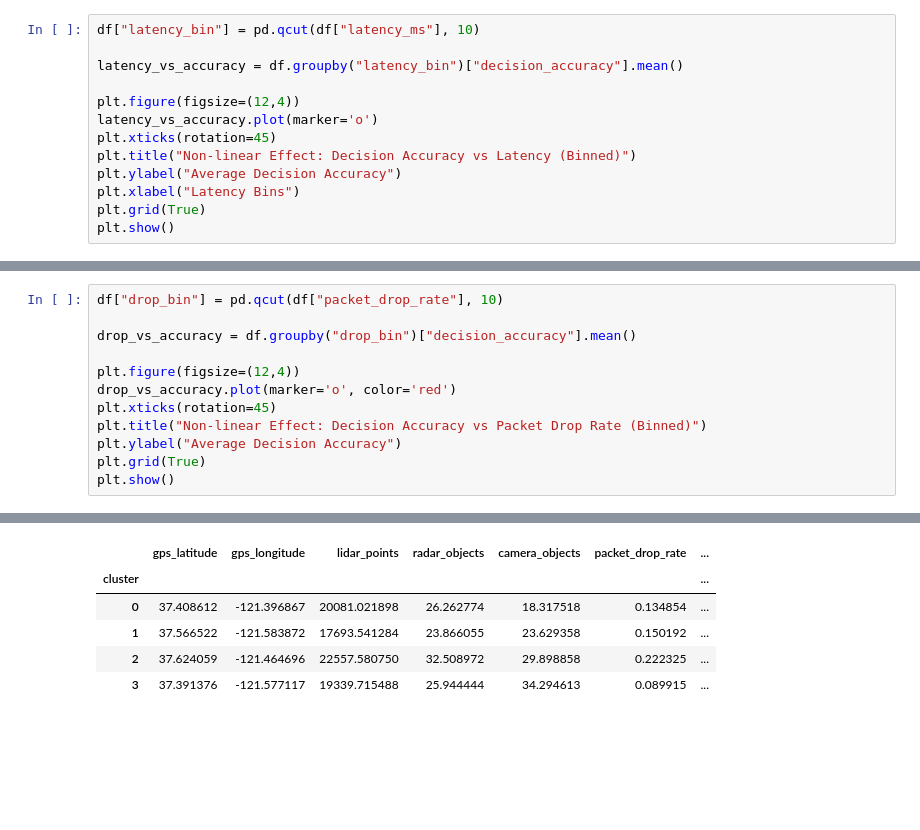
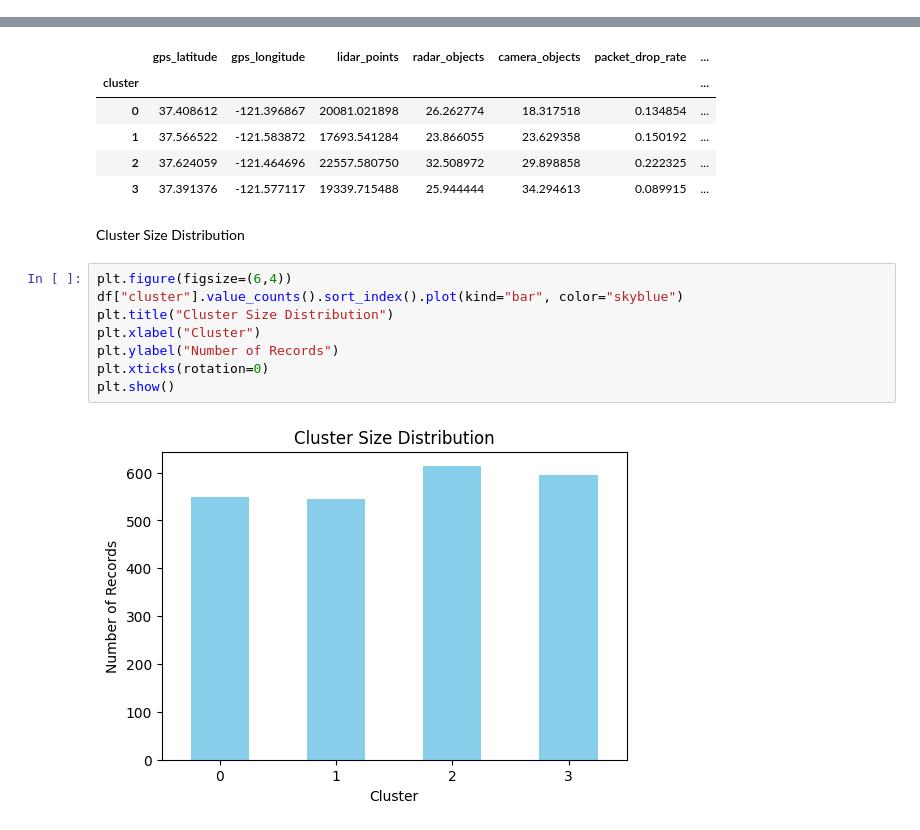
Before and after one commit to WarlockZul/Data-Analytics-Assignment-1, a Jupyter notebook: EDA Function Bukhari.ipynb, the cells around one changed output, grey strips where cells are left out. Drawn from its saved outputs; the diff is of its cells as text; blank space fills up the shorter version.

Commit message:
EDA K-Means only

```diff
--- a/EDA Function Bukhari.ipynb
+++ b/EDA Function Bukhari.ipynb
@@ -128,13 +38,0 @@ Latency impact on decision accuracy
-# %%
-df["latency_bin"] = pd.qcut(df["latency_ms"], 10)
-
-latency_vs_accuracy = df.groupby("latency_bin")["decision_accuracy"].mean()
-
-plt.figure(figsize=(12,4))
-latency_vs_accuracy.plot(marker='o')
-plt.xticks(rotation=45)
-plt.title("Non-linear Effect: Decision Accuracy vs Latency (Binned)")
-plt.ylabel("Average Decision Accuracy")
-plt.xlabel("Latency Bins")
-plt.grid(True)
-plt.show()
@@ -145,12 +38,0 @@ Packet Drop Effect
-# %%
-df["drop_bin"] = pd.qcut(df["packet_drop_rate"], 10)
-
-drop_vs_accuracy = df.groupby("drop_bin")["decision_accuracy"].mean()
-
-plt.figure(figsize=(12,4))
-drop_vs_accuracy.plot(marker='o', color='red')
-plt.xticks(rotation=45)
-plt.title("Non-linear Effect: Decision Accuracy vs Packet Drop Rate (Binned)")
-plt.ylabel("Average Decision Accuracy")
-plt.grid(True)
-plt.show()
@@ -200,3 +80,15 @@ display(cluster_summary)
 | 1 | 37.566522 | -121.583872 | 17693.541284 | 23.866055 | 23.629358 | 0.150192 | ... |
 | 2 | 37.624059 | -121.464696 | 22557.580750 | 32.508972 | 29.898858 | 0.222325 | ... |
 | 3 | 37.391376 | -121.577117 | 19339.715488 | 25.944444 | 34.294613 | 0.089915 | ... |
+# %% [markdown]
+Cluster Size Distribution
+# %%
+plt.figure(figsize=(6,4))
+df["cluster"].value_counts().sort_index().plot(kind="bar", color="skyblue")
+plt.title("Cluster Size Distribution")
+plt.xlabel("Cluster")
+plt.ylabel("Number of Records")
+plt.xticks(rotation=0)
+plt.show()
+# %% [output]
+[figure, added]
```
Also changed, not shown: parts of 30 cells of this notebook.
